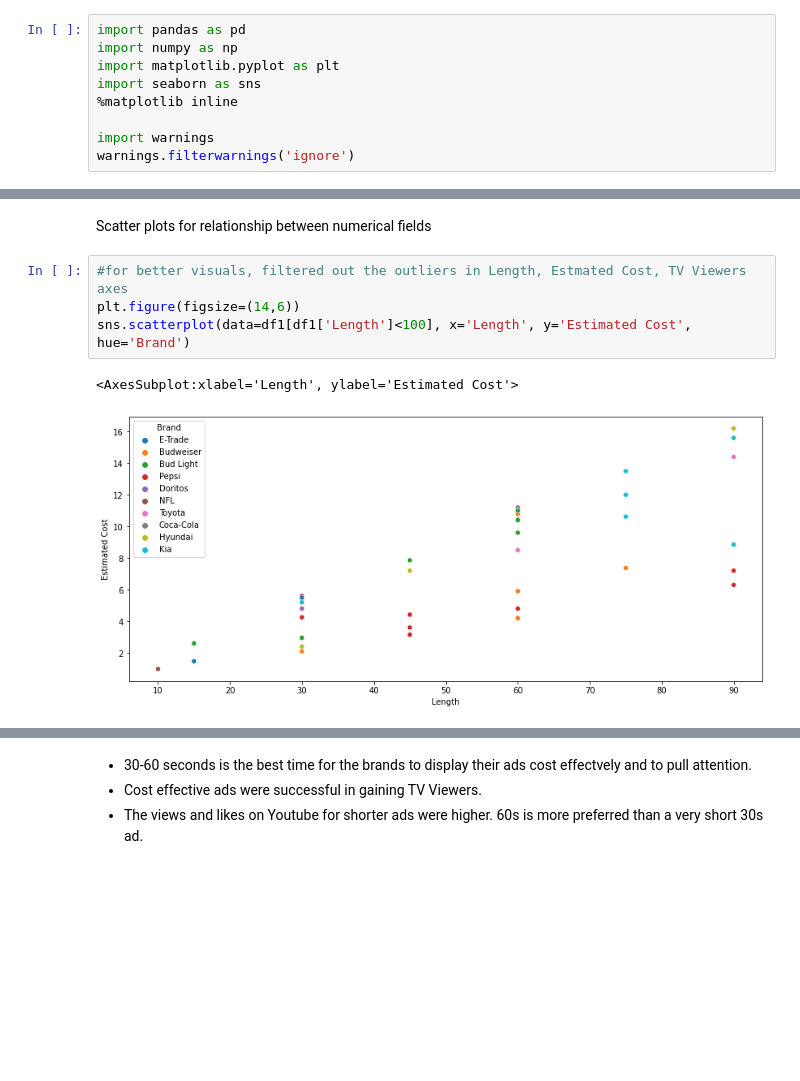
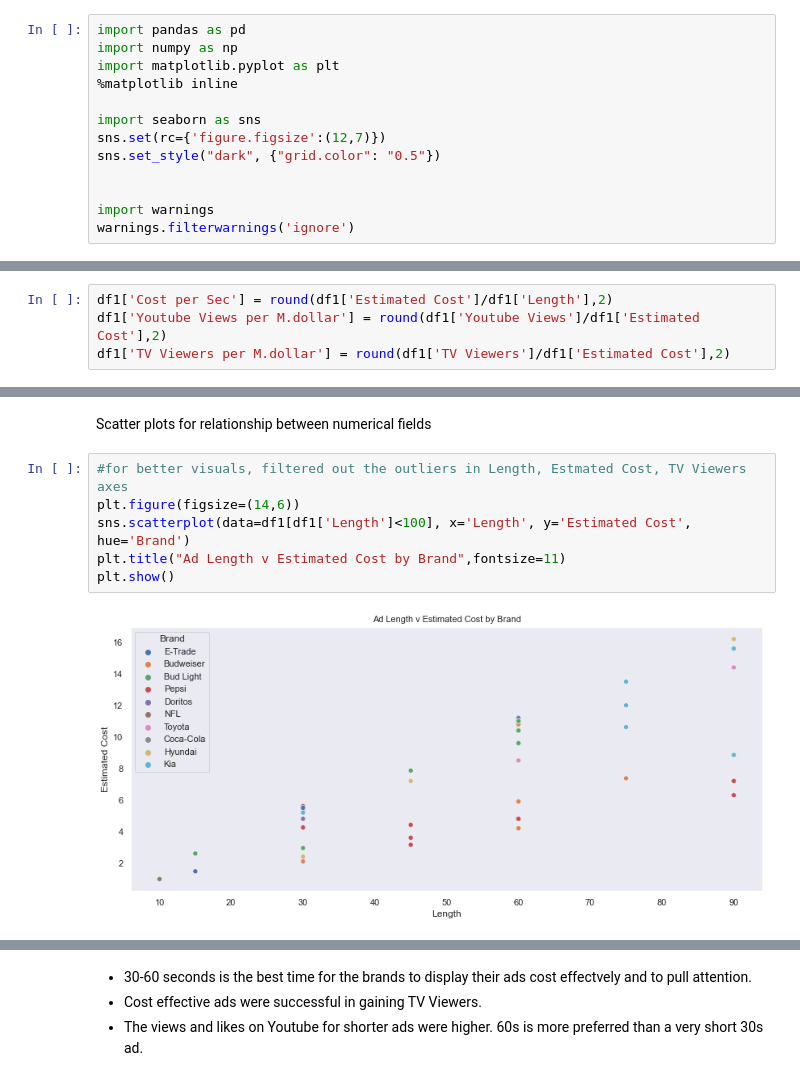
Before and after one commit to prabhuparthiban/Superbowl_Commercials_Challenge, a Jupyter notebook: superbowl.ipynb, the cells around one changed output, grey strips where cells are left out. Cells and saved outputs as stored; diff of their text form; blank space fills up the shorter version.

```diff
--- a/superbowl.ipynb
+++ b/superbowl.ipynb
@@ -2,8 +2,12 @@
 import pandas as pd
 import numpy as np
 import matplotlib.pyplot as plt
+%matplotlib inline
+
 import seaborn as sns
-%matplotlib inline
+sns.set(rc={'figure.figsize':(12,7)})
+sns.set_style("dark", {"grid.color": "0.5"})
+
 
 import warnings
 warnings.filterwarnings('ignore')
@@ -458,0 +421,4 @@ plt.show()
+# %%
+df1['Cost per Sec'] = round(df1['Estimated Cost']/df1['Length'],2)
+df1['Youtube Views per M.dollar'] = round(df1['Youtube Views']/df1['Estimated Cost'],2)
+df1['TV Viewers per M.dollar'] = round(df1['TV Viewers']/df1['Estimated Cost'],2)
@@ -557,10 +527,11 @@ Scatter plots for relationship between numerical fields
 # %%
 #for better visuals, filtered out the outliers in Length, Estmated Cost, TV Viewers axes
 plt.figure(figsize=(14,6))
 sns.scatterplot(data=df1[df1['Length']<100], x='Length', y='Estimated Cost', hue='Brand')
+plt.title("Ad Length v Estimated Cost by Brand",fontsize=11)
+plt.show()
 # %% [output]
-<AxesSubplot:xlabel='Length', ylabel='Estimated Cost'>
-[figure, old version]
+[figure, new version]
 # %%
 plt.figure(figsize=(14,6))
 sns.scatterplot(data=df1[(df1['Length']<100)], x='Length', y='TV Viewers', hue='Brand')
```
Also changed, not shown: parts of 38 cells of this notebook, 1 other file.
